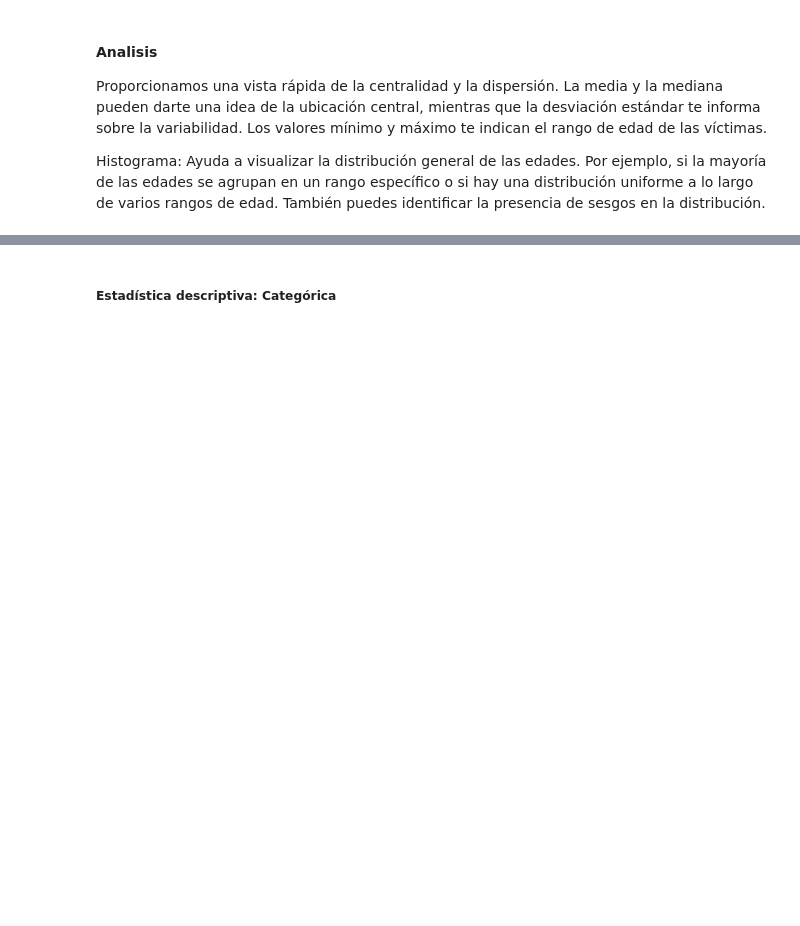
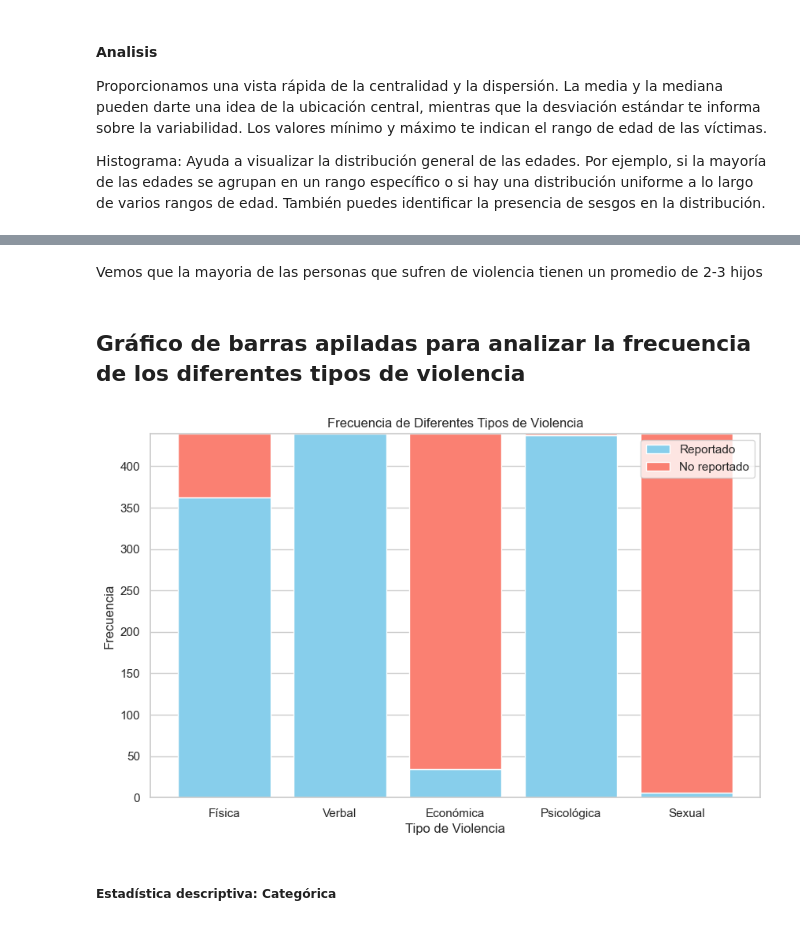
Before and after one commit to BryanEspana/AnalisisExploratorio, a Jupyter notebook: analisis.ipynb, the cells around one changed output, grey strips where cells are left out. Saved outputs shown, nothing was run; the diff lists cells and outputs as text; code cells hidden in the pictures; blank space fills up the shorter version.

```diff
--- a/analisis.ipynb
+++ b/analisis.ipynb
@@ -173,3 +284,40 @@ Histograma: Ayuda a visualizar la distribución general de las edades. Por ejemp
+# %% [markdown]
+Vemos que la mayoria de las personas que sufren de violencia tienen un promedio de 2-3 hijos
+# %% [markdown]
+## Gráfico de barras apiladas para analizar la frecuencia de los diferentes tipos de violencia
+# %%
+# Obtener la frecuencia de cada tipo de violencia
+fisica = df['fisica'].value_counts()
+verbal = df['verbal'].value_counts()
+economica = df['economica'].value_counts()
+psicologica = df['psicologica'].value_counts()
+sexual = df['sexual'].value_counts()
+
+# Crear una lista con los nombres de los tipos de violencia
+tipos_violencia = ['Física', 'Verbal', 'Económica', 'Psicológica', 'Sexual']
+
+# Crear una lista con las frecuencias de cada tipo de violencia
+frecuencias = [fisica.get('si', 0), verbal.get('si', 0), economica.get('si', 0), psicologica.get('si', 0), sexual.get('si', 0)]
+
+# Crear una lista con las frecuencias de los tipos de violencia que no fueron reportados
+no_reportados = [fisica.get('no', 0), verbal.get('no', 0), economica.get('no', 0), psicologica.get('no', 0), sexual.get('no', 0)]
+# Configurar el tamaño de la figura
+plt.figure(figsize=(10, 6))
+
+# Crear el gráfico de barras apiladas
+plt.bar(tipos_violencia, frecuencias, color='skyblue', label='Reportado')
+plt.bar(tipos_violencia, no_reportados, bottom=frecuencias, color='salmon', label='No reportado')
+
+# Agregar etiquetas y título
+plt.title('Frecuencia de Diferentes Tipos de Violencia')
+plt.xlabel('Tipo de Violencia')
+plt.ylabel('Frecuencia')
+plt.legend()
+
+# Mostrar el gráfico
+plt.show()
+# %% [output]
+[figure, added]
 # %% [markdown]
 ##### Estadística descriptiva: Categórica
 # %%
```
Also changed, not shown: parts of 31 cells of this notebook.
